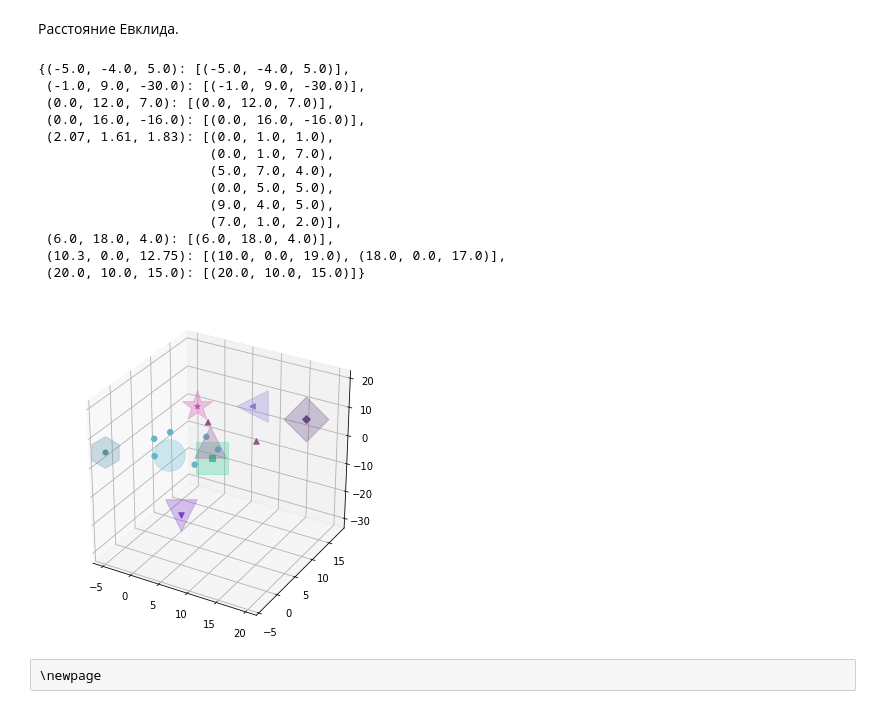
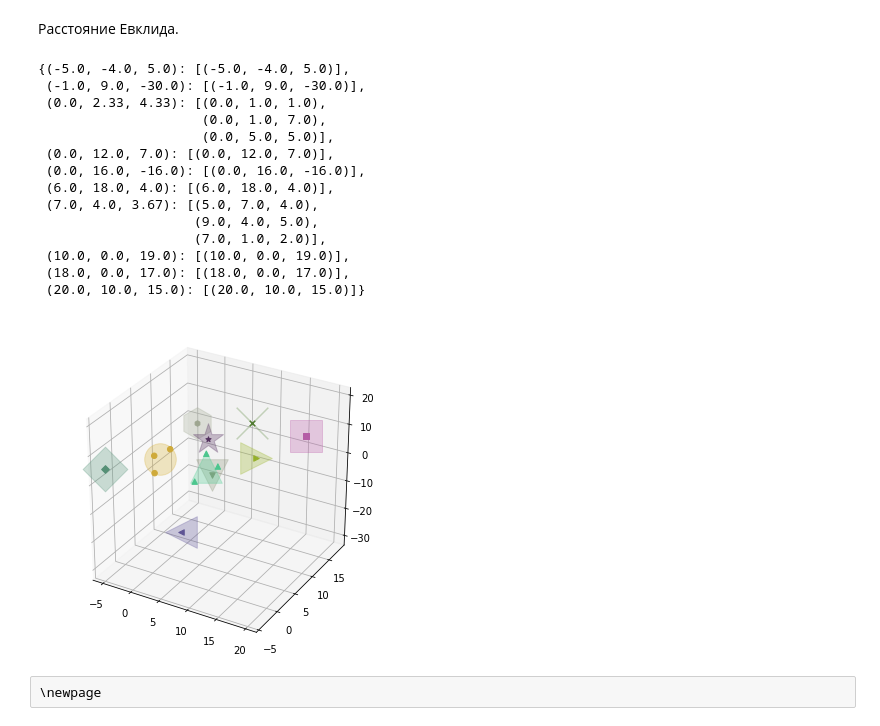
Before and after one commit to MrP4p3r/guap-mag-s3, a Jupyter notebook: isys/L1/Clusterization.ipynb, the cells around one changed output. Drawn from its saved outputs; the diff is of its cells as text; code cells hidden in the pictures.

```diff
--- a/isys/L1/Clusterization.ipynb
+++ b/isys/L1/Clusterization.ipynb
@@ -55,8 +55,8 @@ def calculate_distances(func, image, clusters):
     return distance
 
 def calculate_cluster_center(cluster):
-    """Вычисляет геометрическое среднее"""
-    return np.sqrt(np.sum(cluster**2, axis=0))/cluster.shape[0]
+    """Вычисляет арифмитическое среднее"""
+    return np.sum(cluster, axis=0)/cluster.shape[0]
 
 def clusterize(data, threshold, func):
     """Выполняет кластеризацию данных, используя заданный порог
@@ -127,22 +127,23 @@ def try_clusterize(threshold, func):
 # %% [markdown]
 Расстояние Евклида.
 # %%
-try_clusterize(80, euclidian_distances)
+try_clusterize(56, euclidian_distances)
 # %% [output]
 {(-5.0, -4.0, 5.0): [(-5.0, -4.0, 5.0)],
  (-1.0, 9.0, -30.0): [(-1.0, 9.0, -30.0)],
+ (0.0, 2.33, 4.33): [(0.0, 1.0, 1.0),
+                     (0.0, 1.0, 7.0),
+                     (0.0, 5.0, 5.0)],
  (0.0, 12.0, 7.0): [(0.0, 12.0, 7.0)],
  (0.0, 16.0, -16.0): [(0.0, 16.0, -16.0)],
- (2.07, 1.61, 1.83): [(0.0, 1.0, 1.0),
-                      (0.0, 1.0, 7.0),
-                      (5.0, 7.0, 4.0),
-                      (0.0, 5.0, 5.0),
-                      (9.0, 4.0, 5.0),
-                      (7.0, 1.0, 2.0)],
  (6.0, 18.0, 4.0): [(6.0, 18.0, 4.0)],
- (10.3, 0.0, 12.75): [(10.0, 0.0, 19.0), (18.0, 0.0, 17.0)],
+ (7.0, 4.0, 3.67): [(5.0, 7.0, 4.0),
+                    (9.0, 4.0, 5.0),
+                    (7.0, 1.0, 2.0)],
+ (10.0, 0.0, 19.0): [(10.0, 0.0, 19.0)],
+ (18.0, 0.0, 17.0): [(18.0, 0.0, 17.0)],
  (20.0, 10.0, 15.0): [(20.0, 10.0, 15.0)]}
-[figure, old version]
+[figure, new version]
 # %% [raw]
 \newpage
 # %%
```
Also changed, not shown: parts of 6 cells of this notebook, 3 other files.
